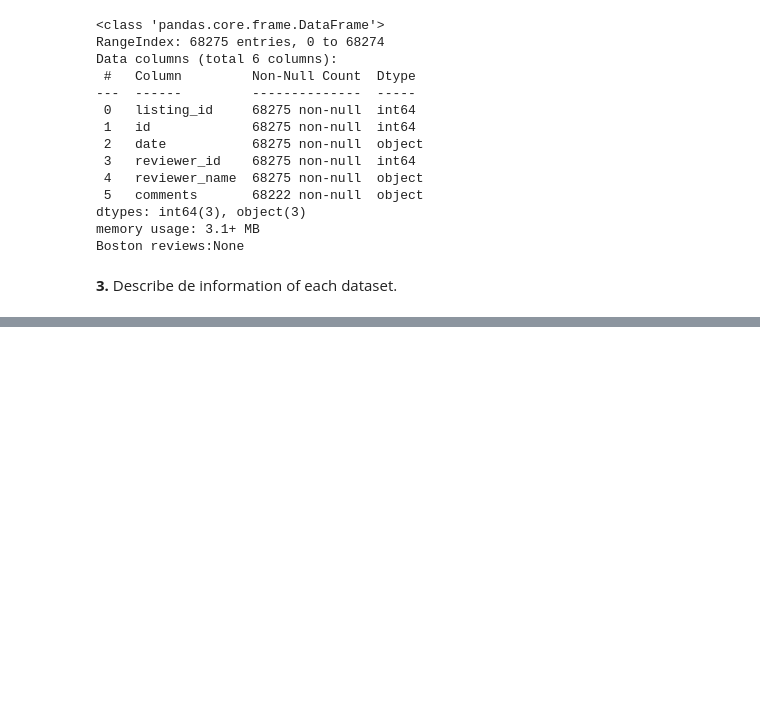
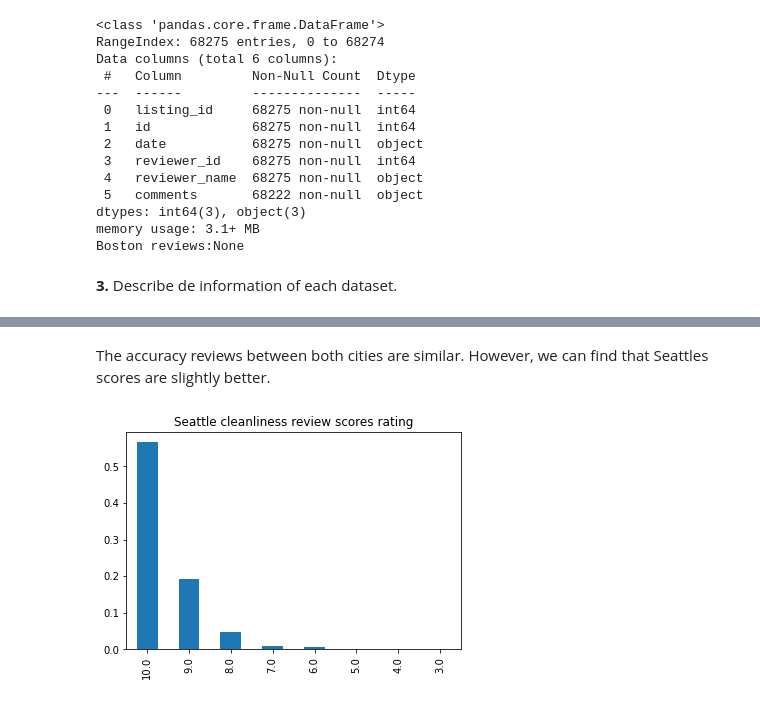
Before and after one commit to Andrecezu1/Proyecto-Udacity-AnalisisDatos, a Jupyter notebook: FinalProjectIntroduction.ipynb, the cells around one changed output, grey strips where cells are left out. Saved outputs shown, nothing was run; the diff lists cells and outputs as text; code cells hidden in the pictures; blank space fills up the shorter version.

```diff
--- a/FinalProjectIntroduction.ipynb
+++ b/FinalProjectIntroduction.ipynb
@@ -275,0 +360,12 @@ Boston reviews:None
+# %% [markdown]
+The accuracy reviews between both cities are similar. However, we can find that Seattles scores are slightly better.
+# %%
+ed_vals = Seattle_listings.review_scores_cleanliness.value_counts()#Provide a pandas series of the counts for each review score
+
+# The below should be a bar chart of the proportion of individuals in your ed_vals
+# if it is set up correctly.
+
+(ed_vals/Seattle_listings.shape[0]).plot(kind="bar");
+plt.title("Seattle cleanliness review scores rating");
+# %% [output]
+[figure, added]
```
Also changed, not shown: parts of 114 cells of this notebook.
